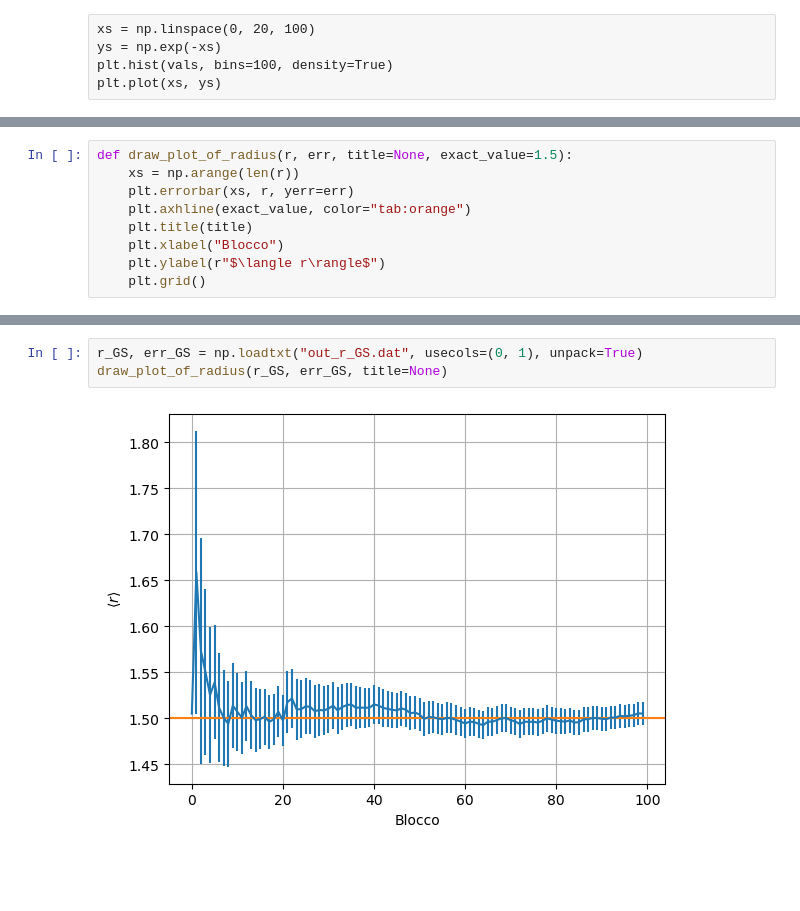
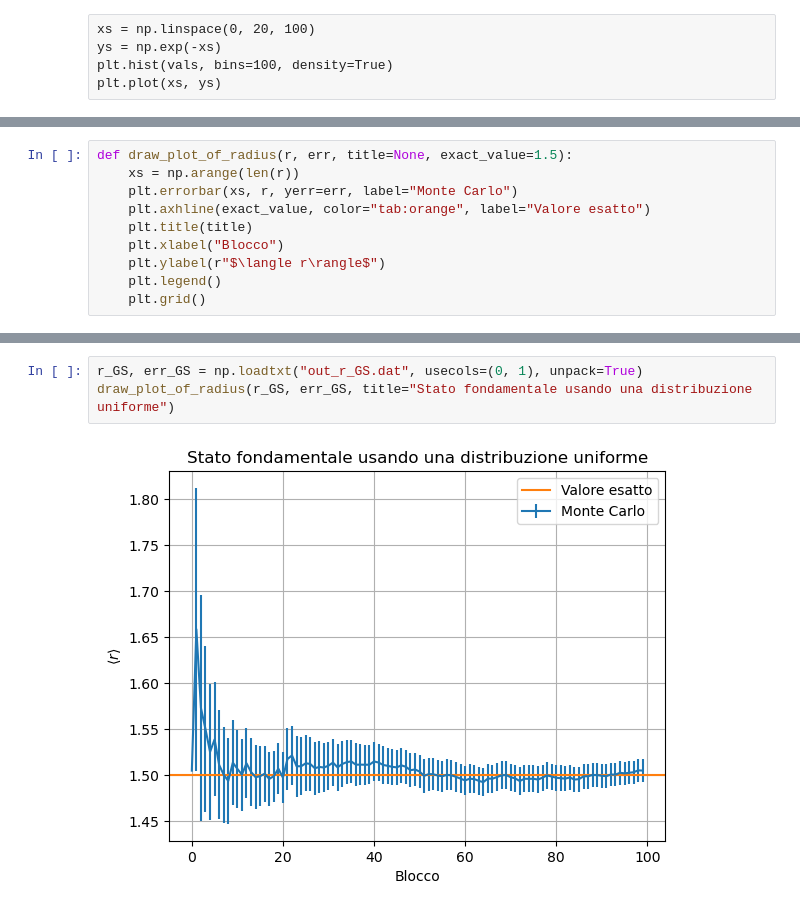
Before and after one commit to eliasteve/labsimnumerica, a Jupyter notebook: LSN_05/LSN_05.ipynb, the cells around one changed output, grey strips where cells are left out. Drawn from its saved outputs; the diff is of its cells as text; blank space fills up the shorter version.

```diff
--- a/LSN_05/LSN_05.ipynb
+++ b/LSN_05/LSN_05.ipynb
@@ -25,11 +27,12 @@ def draw_scatter(X, Y, Z, title=None, s=plt.rcParams['lines.markersize'] ** 2):
 # %%
 def draw_plot_of_radius(r, err, title=None, exact_value=1.5):
     xs = np.arange(len(r))
-    plt.errorbar(xs, r, yerr=err)
-    plt.axhline(exact_value, color="tab:orange")
+    plt.errorbar(xs, r, yerr=err, label="Monte Carlo")
+    plt.axhline(exact_value, color="tab:orange", label="Valore esatto")
     plt.title(title)
     plt.xlabel("Blocco")
     plt.ylabel(r"$\langle r\rangle$")
+    plt.legend()
     plt.grid()
 # %%
 X, Y, Z = np.loadtxt("out_GS_faraway.dat", usecols=(0, 1, 2), unpack=True)
@@ -55,7 +63,7 @@ draw_scatter(X, Y, Z, title=None, s=1)
 # %%
 r_GS, err_GS = np.loadtxt("out_r_GS.dat", usecols=(0, 1), unpack=True)
-draw_plot_of_radius(r_GS, err_GS, title=None)
+draw_plot_of_radius(r_GS, err_GS, title="Stato fondamentale usando una distribuzione uniforme")
 # %% [output]
-[figure, old version]
+[figure, new version]
 # %%
 r_2p, err_2p = np.loadtxt("out_r_2p.dat", usecols=(0, 1), unpack=True)
```
Also changed, not shown: parts of 10 cells of this notebook.
